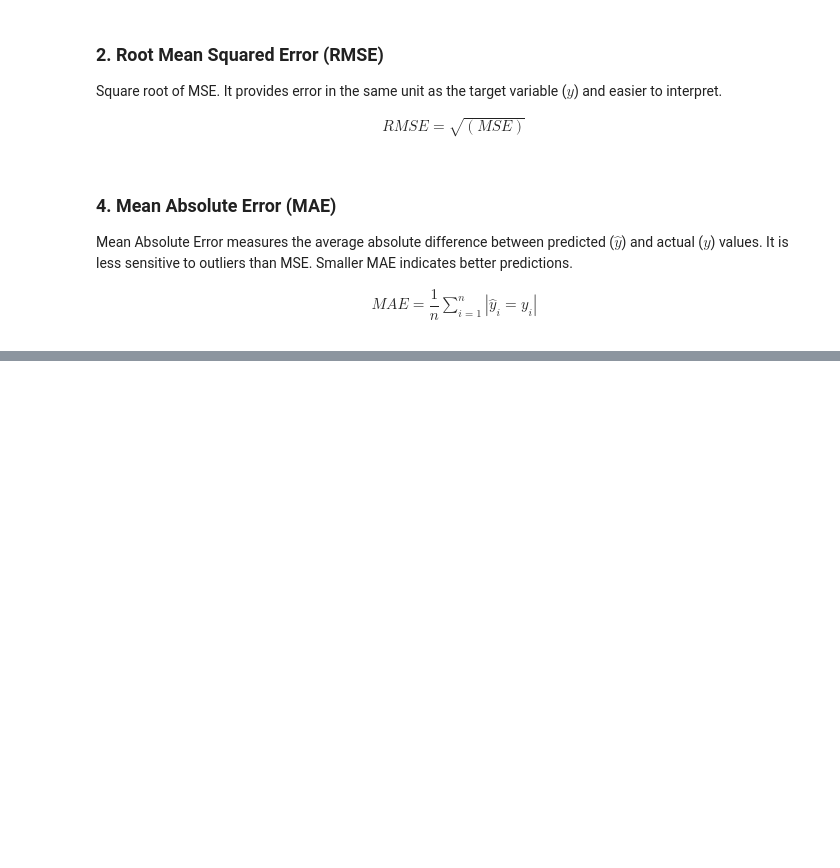
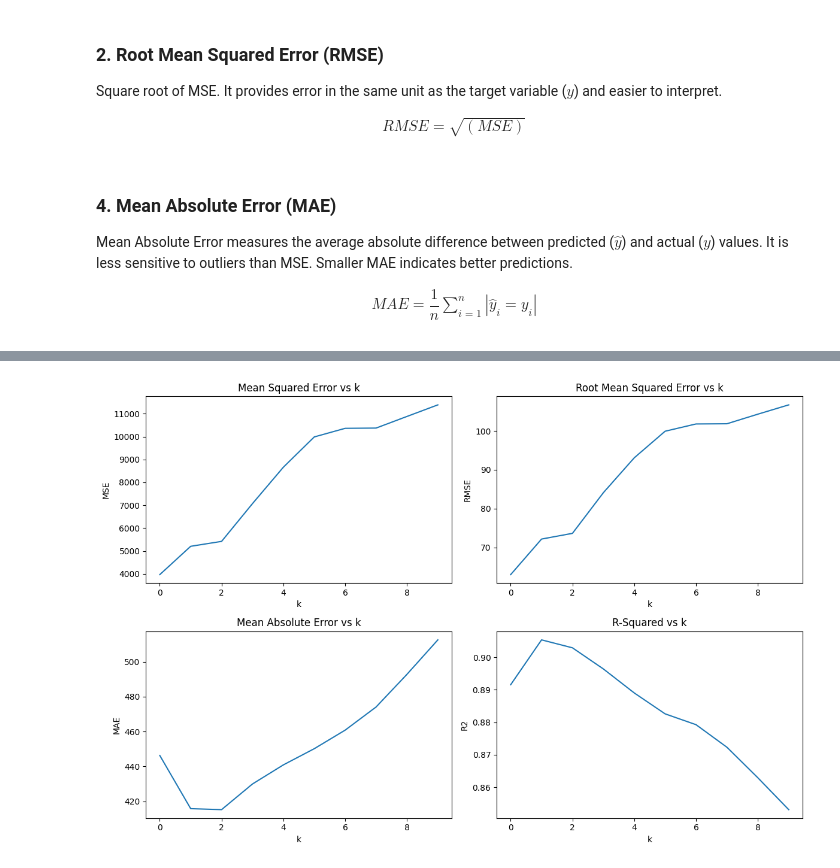
Before and after one commit to tsu76i/DS-playground, a Jupyter notebook: 2. Building ML Models From Scratch/2.2 KNN/2.2_k_nearest_neighbours_regression.ipynb, the cells around one changed output, grey strips where cells are left out. Cells and saved outputs as stored; diff of their text form; code cells hidden in the pictures; blank space fills up the shorter version.

```diff
--- a/2. Building ML Models From Scratch/2.2 KNN/2.2_k_nearest_neighbours_regression.ipynb
+++ b/2. Building ML Models From Scratch/2.2 KNN/2.2_k_nearest_neighbours_regression.ipynb
@@ -350,11 +366,11 @@ class KNN_Regressor:
             X_test (np.array): Test features, a 2D array with rows (samples) and columns (features).
 
         Returns:
-            np.array: Predicted labels for each test sample.
+            np.array: Predicted target values for each test sample.
         """
         return np.array([self._predict(x_test)[0] for x_test in X_test])
 
-    def _predict(self, x_test: np.array) -> tuple[str, np.array, list[float]]:
+    def _predict(self, x_test: np.array) -> tuple[list[float], np.array]:
         """
         Predict the label for a single test sample and provide additional detals.
 
@@ -363,9 +379,8 @@ class KNN_Regressor:
 
         Returns:
             tuple: A tuple containing:
-            - str: The most common label among the k nearest neighbours.
+            - float: The mean target value of the k nearest neighbours.
             - np.array: Indices of the k nearest neighbours.
-            - list[str]: Labels of the k nearest neighbours.
         """
         distance_list: list[float] = [calculate_euclidean(
             x_test, x_train) for x_train in self.X_train]
@@ -449,5 +466,6 @@ def calculate_r2(y_true: np.array, y_pred: np.array) -> float:
 # %%
 MSE_list, RMSE_list, MAE_list, R2_list = [], [], [], []
+df = df.sample(n=10000, random_state=42)
 X = df.drop(columns=['price']).values
 y = df['price'].values
 
@@ -455,7 +473,7 @@ y = df['price'].values
 X_train, X_test, y_train, y_test = train_test_split(X, y, test_size=0.2, random_state=42)
 
 # Train KNN regressor, make predictions and evaluate the model for different k values.
-for k in range(1, 15):
+for k in range(1, 11):
     knn_reg = KNN_Regressor(k=k)
     knn_reg.fit(X_train, y_train)
     y_pred = knn_reg.predict(X_test)
@@ -468,3 +486,8 @@ for k in range(1, 15):
     print(f"For k = {k}, RMSE: {rmse}")
     print(f"For k = {k}, MAE: {mae}")
     print(f"For k = {k}, R2: {r2}")
+    print("-----------")
+    MSE_list.append(mse)
+    RMSE_list.append(rmse)
+    MAE_list.append(mae)
+    R2_list.append(r2)
@@ -470,0 +512,30 @@ for k in range(1, 15):
+# %%
+fig, axes = plt.subplots(ncols=2, nrows=2, figsize=(12, 8))
+
+# MSE
+axes[0][0].plot(MSE_list)
+axes[0][0].set_title('Mean Squared Error vs k')
+axes[0][0].set_xlabel('k')
+axes[0][0].set_ylabel('MSE')
+
+# RMSE
+axes[0][1].plot(RMSE_list)
+axes[0][1].set_title('Root Mean Squared Error vs k')
+axes[0][1].set_xlabel('k')
+axes[0][1].set_ylabel('RMSE')
+
+# MAE
+axes[1][0].plot(MAE_list)
+axes[1][0].set_title('Mean Absolute Error vs k')
+axes[1][0].set_xlabel('k')
+axes[1][0].set_ylabel('MAE')
+
+# R2
+axes[1][1].plot(R2_list)
+axes[1][1].set_title('R-Squared vs k')
+axes[1][1].set_xlabel('k')
+axes[1][1].set_ylabel('R2')
+plt.tight_layout()
+plt.show()
+# %% [output]
+[figure, added]
```
Also changed, not shown: parts of 9 cells of this notebook.
